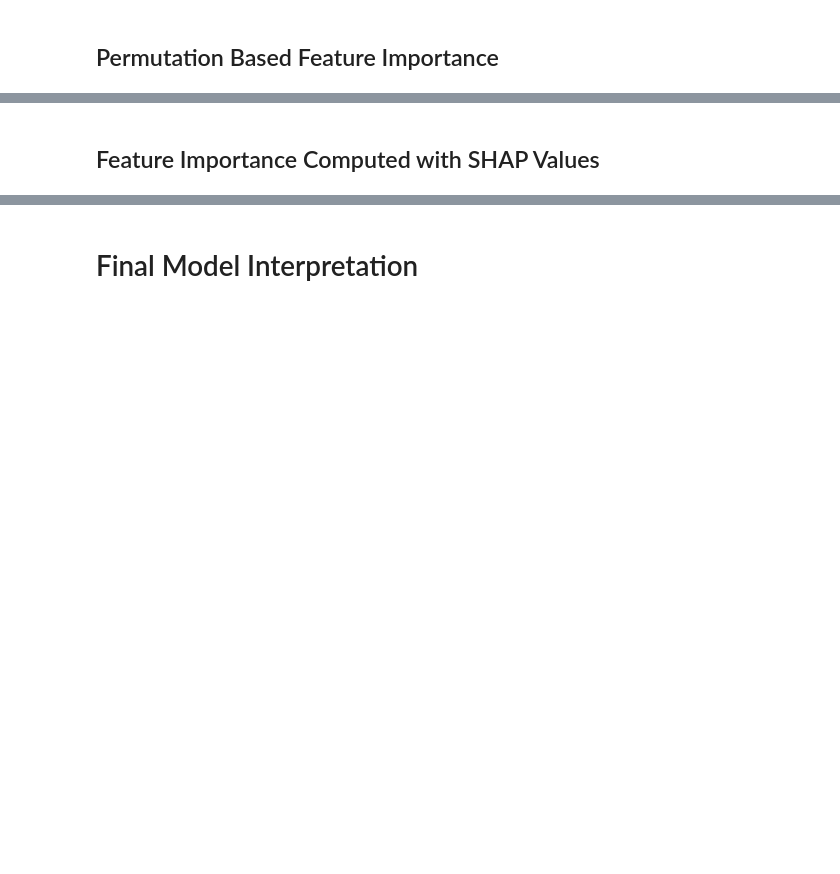
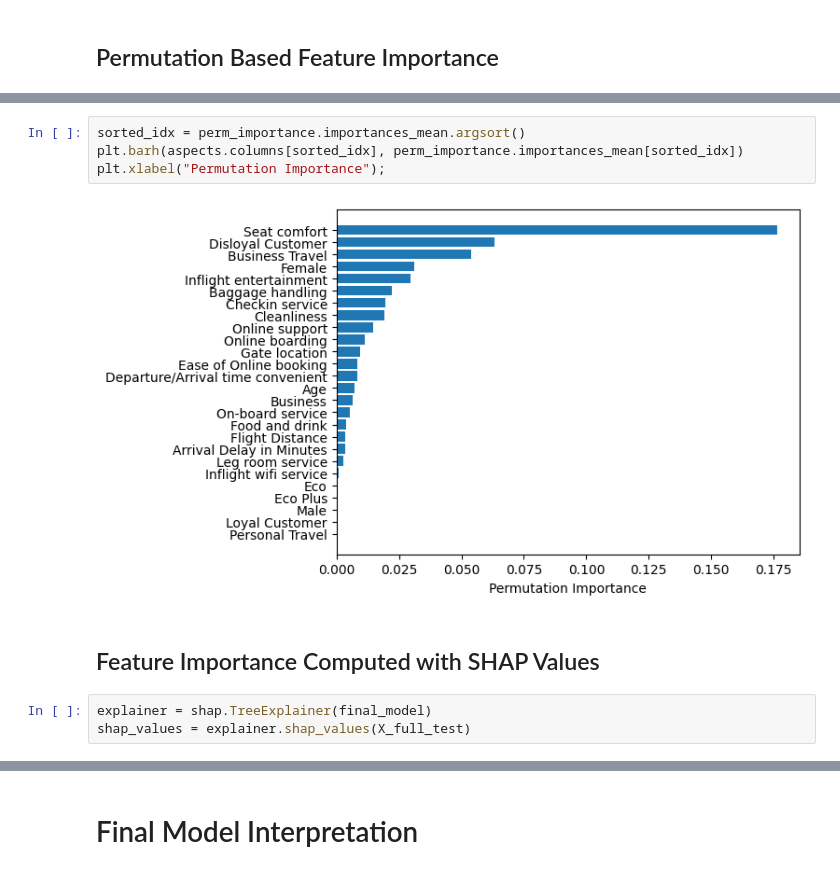
Before and after one commit to emilykmarsh/Disney_Airline_Feature_Recommendation, a Jupyter notebook: Notebook.ipynb, the cells around one changed output, grey strips where cells are left out. Drawn from its saved outputs; the diff is of its cells as text; blank space fills up the shorter version.

```diff
--- a/Notebook.ipynb
+++ b/Notebook.ipynb
@@ -1819,2 +1869,11 @@ average_f1 = np.mean(f1_scores)
+# %%
+sorted_idx = perm_importance.importances_mean.argsort()
+plt.barh(aspects.columns[sorted_idx], perm_importance.importances_mean[sorted_idx])
+plt.xlabel("Permutation Importance");
+# %% [output]
+[figure, added]
 # %% [markdown]
 ## Feature Importance Computed with SHAP Values
+# %%
+explainer = shap.TreeExplainer(final_model)
+shap_values = explainer.shap_values(X_full_test)
```
Also changed, not shown: parts of 106 cells of this notebook, 1 other file.
